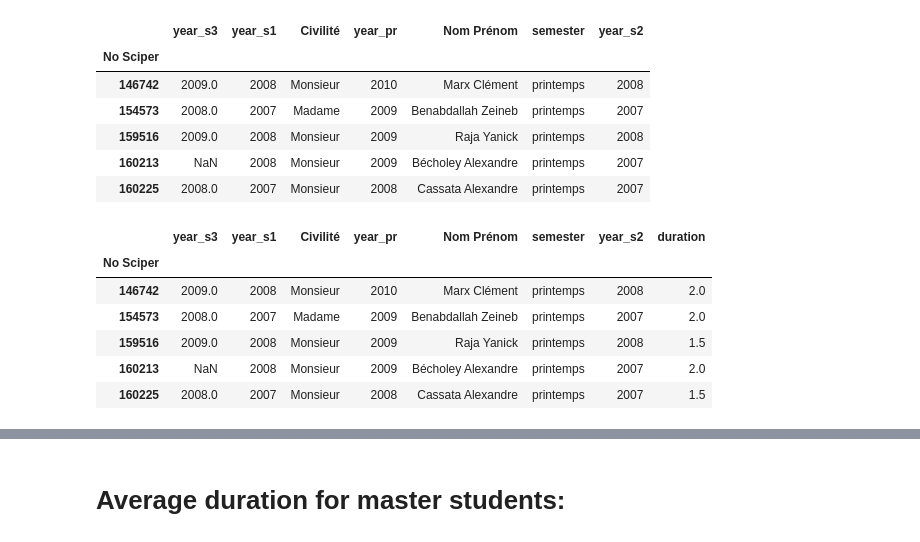
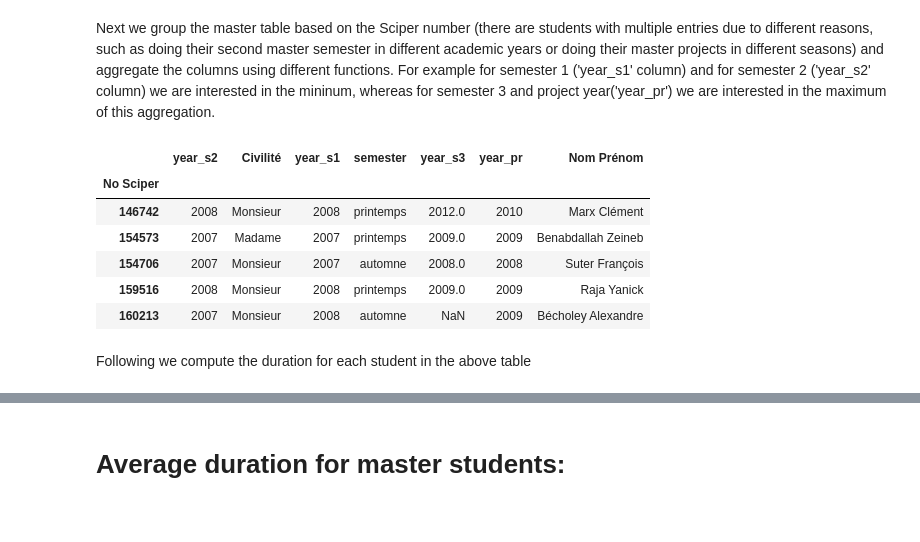
Before and after one commit to cipri-tom/Homework, a Jupyter notebook: 02 - Data from the Web/Handle master data.ipynb, the cells around one changed output, grey strips where cells are left out. Drawn from its saved outputs; the diff is of its cells as text; code cells hidden in the pictures.

```diff
--- a/02 - Data from the Web/Handle master data.ipynb
+++ b/02 - Data from the Web/Handle master data.ipynb
@@ -39,14 +51,9 @@ for semester,tables in master_students.items():
 # %%
-# Collecting all the master projects by semester
+# Collecting all the master projects
 
 master_projects = []
-count = 0
-total_len = 0
 for key,filename in projects.items():
     master_projects.append(pd.read_csv(filename, header=0, index_col='No Sciper'))
-    total_len += len(master_projects[count].index)
-    count += 1
-print(total_len)
 master_projects = pd.concat(master_projects)
 #master_projects
 master_projects.drop(['Unnamed: 0'],axis=1,inplace=True)
@@ -96,0 +112,12 @@ master_studs_1_2_3 = pd.merge(master_students[3],
+# %%
+# find the students in all 3 semesters with 'Stage' in the 3rd semester
+master_studs_1_2_3_stage = master_studs_1_2_3[master_studs_1_2_3['Statut'] == 'Stage']
+
+# Here we assume that the students are doing their master project at the same time with their Stage
+master_studs_1_2_3_stage = master_studs_1_2_3_stage.assign(year_pr = master_studs_1_2_3_stage['year_s3'])
+master_studs_1_2_3_stage = master_studs_1_2_3_stage.assign(semester = 'automne')
+
+# keep those not referenced in the master_projects table
+id123 = master_studs_1_2_3_stage.index.difference(master_projects.index)
+master_studs_1_2_3_stage = master_studs_1_2_3_stage.ix[id123]
+#master_studs_1_2_3_stage
@@ -122,2 +142,2 @@ master_studs_1_2_3_project
 # %%
-master_students_final = [master_studs_1_2_only_project, master_studs_1_2_3_project]
+master_students_final = [master_studs_1_2_only_project, master_studs_1_2_3_project, master_studs_1_2_3_stage]
@@ -149,43 +153,18 @@ master
+# %% [markdown]
+Next we group the master table based on the Sciper number (there are students with multiple entries due to different reasons, such as doing their second master semester in different academic years or doing their master projects in different seasons) and aggregate the columns using different functions. For example for semester 1 ('year_s1' column) and for semester 2 ('year_s2' column) we are interested in the mininum, whereas for semester 3 and project year('year_pr') we are interested in the maximum of this aggregation.
 # %%
 #master_group = master.groupby(master.index).min()
 master_group = master.groupby(master.index)
-master_group = master_group.agg({'Civilité':'last','Nom Prénom':'last','semester':'first','year_pr':'first',
-                 'year_s1':'min','year_s2':'min','year_s3':'min'})
+master_group = master_group.agg({'Civilité':'last','Nom Prénom':'last','semester':'first','year_pr':'max',
+                 'year_s1':'min','year_s2':'min','year_s3':'max'})
 master_group.head()
 # %% [output]
-|  | year_s3 | year_s1 | Civilité | year_pr | Nom Prénom | semester | year_s2 |
+|  | year_s2 | Civilité | year_s1 | semester | year_s3 | year_pr | Nom Prénom |
 | No Sciper |  |  |  |  |  |  |  |
-| 146742 | 2009.0 | 2008 | Monsieur | 2010 | Marx Clément | printemps | 2008 |
-| 154573 | 2008.0 | 2007 | Madame | 2009 | Benabdallah Zeineb | printemps | 2007 |
-| 159516 | 2009.0 | 2008 | Monsieur | 2009 | Raja Yanick | printemps | 2008 |
-| 160213 | NaN | 2008 | Monsieur | 2009 | Bécholey Alexandre | printemps | 2007 |
-| 160225 | 2008.0 | 2007 | Monsieur | 2008 | Cassata Alexandre | printemps | 2007 |
+| 146742 | 2008 | Monsieur | 2008 | printemps | 2012.0 | 2010 | Marx Clément |
+| 154573 | 2007 | Madame | 2007 | printemps | 2009.0 | 2009 | Benabdallah Zeineb |
+| 154706 | 2007 | Monsieur | 2007 | automne | 2008.0 | 2008 | Suter François |
+| 159516 | 2008 | Monsieur | 2008 | printemps | 2009.0 | 2009 | Raja Yanick |
+| 160213 | 2007 | Monsieur | 2008 | automne | NaN | 2009 | Bécholey Alexandre |
-# %%
-def compute_duration(row):
-    semester = ''
-    if (row.year_s3 == row.year_pr):
-        semester = 'automne'
-    else:
-        semester = row.semester
-
-    if (row.year_s1 < row.year_s2):
-        if(semester == 'printemps'):
-            return row.year_pr - row.year_s1
-        else:
-            return row.year_pr - row.year_s1 + 0.5
-    else:
-        if(semester == 'printemps'):
-            return row.year_pr - row.year_s2
-        else:
-            return row.year_pr - row.year_s2 + 0.5
-master_group['duration'] = master_group.apply(compute_duration, axis = 1)
-master_group = master_group[master_group.duration.notnull()]
-master_group.head()
-# %% [output]
-|  | year_s3 | year_s1 | Civilité | year_pr | Nom Prénom | semester | year_s2 | duration |
-| No Sciper |  |  |  |  |  |  |  |  |
-| 146742 | 2009.0 | 2008 | Monsieur | 2010 | Marx Clément | printemps | 2008 | 2.0 |
-| 154573 | 2008.0 | 2007 | Madame | 2009 | Benabdallah Zeineb | printemps | 2007 | 2.0 |
-| 159516 | 2009.0 | 2008 | Monsieur | 2009 | Raja Yanick | printemps | 2008 | 1.5 |
-| 160213 | NaN | 2008 | Monsieur | 2009 | Bécholey Alexandre | printemps | 2007 | 2.0 |
-| 160225 | 2008.0 | 2007 | Monsieur | 2008 | Cassata Alexandre | printemps | 2007 | 1.5 |
+# %% [markdown]
+Following we compute the duration for each student in the above table
```
Also changed, not shown: parts of 41 cells of this notebook.
